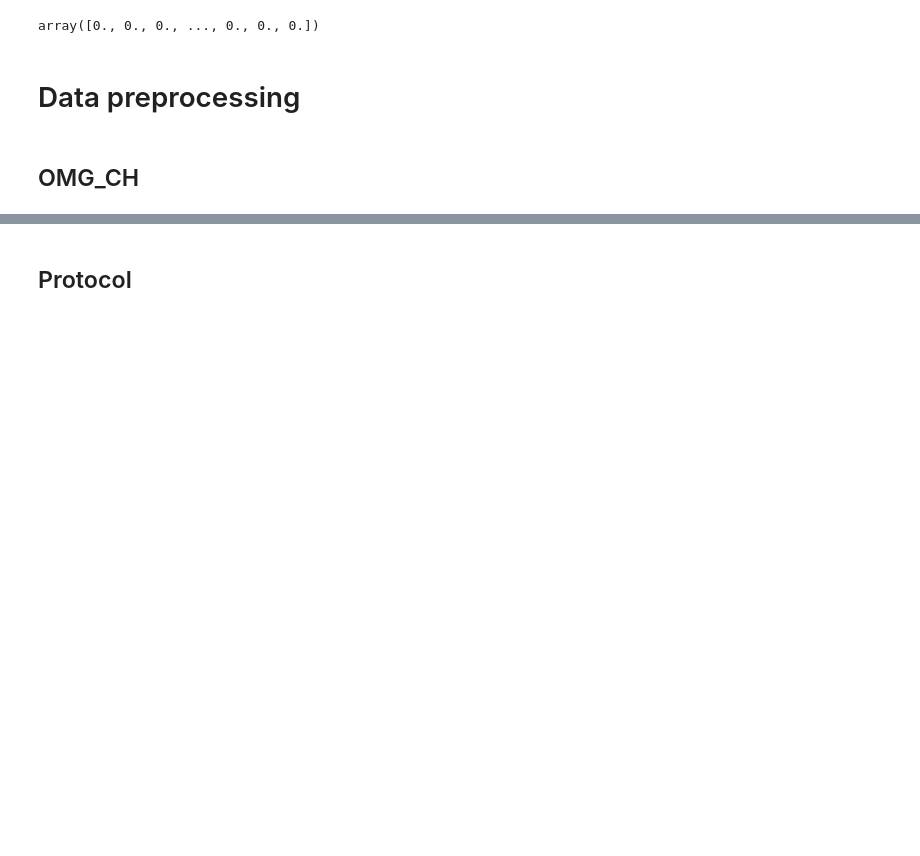
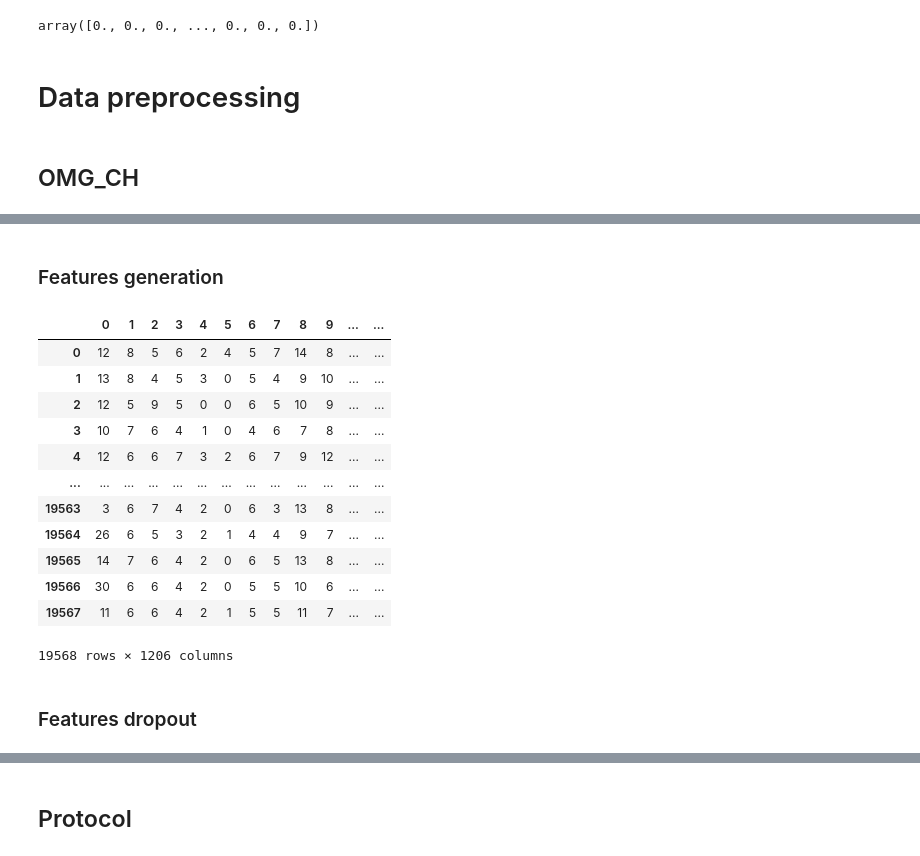
Before and after one commit to DenisBaburin/motorika_internship_team2, a Jupyter notebook: main.ipynb, the cells around one changed output, grey strips where cells are left out. Saved outputs shown, nothing was run; the diff lists cells and outputs as text; code cells hidden in the pictures; blank space fills up the shorter version.

Commit message:
add features generation

```diff
--- a/main.ipynb
+++ b/main.ipynb
@@ -323,5 +324,7 @@ y_pronation
 array([0., 0., 0., ..., 0., 0., 0.])
 # %% [markdown]
 # Data preprocessing
+# %%
+gestures = gestures[ALL_CH]
 # %% [markdown]
 ## OMG_CH
@@ -345,10 +330,0 @@ if DO_REPLACE_TO_MOVING_AVERAGE: # Замена на скользящее сре
-# %%
-# Производная показаний датчиков
-OMG_NEXT = [str(i)+'_next' for i in range(50)]
-for col in OMG_CH:
-    gestures[f'{col}_next'] = gestures[col].shift().bfill()
-
-OMG_DERIV = [str(i)+'_deriv' for i in range(50)]
-for col in OMG_CH:
-    gestures[f'{col}_deriv'] = gestures[f'{col}_next'] - gestures[col]
-gestures = gestures.copy()
@@ -373,0 +331,2 @@ plt.tight_layout()
+# %% [markdown]
+### Features generation
@@ -373,0 +335,50 @@ plt.tight_layout()
+# %%
+def generate_features(df, columns, windows=[5,15,25], lags=range(1,10)):
+    methods = {
+        'moving_average': {'func': lambda x, window: x.rolling(window).mean(),'window':True},
+        'derivative': {'func': lambda x: x.diff(),'window':False},
+        'moving_std': {'func': lambda x, window: x.rolling(window).std(),'window':True},
+        'moving_min': {'func': lambda x, window: x.rolling(window).min(),'window':True},
+        'moving_max': {'func': lambda x, window: x.rolling(window).max(),'window':True},
+        'lag_diff': {'func': lambda x: features_df[f'{column}_lag_{lags[0]}'] - features_df[f'{column}_lag_{lags[-1]}'],'window':False}
+        #'pct_change': {'func': lambda x: x.pct_change()},
+    }
+
+    features_df = pd.DataFrame(index=df.index)
+
+    for column in tqdm(columns):
+        for lag in lags: # Создаем признаки лагов
+            features_df = pd.concat([ features_df, df[column].shift(lag).rename(f'{column}_lag_{lag}')],axis=1)
+
+        for method in methods:
+            method_info = methods[method]
+            if method_info['window']:
+                for window in windows:
+                    features_df = pd.concat([ features_df, method_info['func'](df[column],window).rename(f'{column}_{method}_w{window}') ],axis=1)
+            else:
+                features_df = pd.concat([ features_df, method_info['func'](df[column]).rename(f'{column}_{method}') ],axis=1)
+
+    features_df = features_df.bfill().ffill()
+    features_df = features_df.replace([np.inf,-np.inf],0)
+
+    return features_df
+
+new_features = generate_features(gestures,OMG_CH)
+gestures = pd.concat([gestures,new_features],axis=1)
+gestures
+# %% [output]
+|  | 0 | 1 | 2 | 3 | 4 | 5 | 6 | 7 | 8 | 9 | ... | ... |
+| 0 | 12 | 8 | 5 | 6 | 2 | 4 | 5 | 7 | 14 | 8 | ... | ... |
+| 1 | 13 | 8 | 4 | 5 | 3 | 0 | 5 | 4 | 9 | 10 | ... | ... |
+| 2 | 12 | 5 | 9 | 5 | 0 | 0 | 6 | 5 | 10 | 9 | ... | ... |
+| 3 | 10 | 7 | 6 | 4 | 1 | 0 | 4 | 6 | 7 | 8 | ... | ... |
+| 4 | 12 | 6 | 6 | 7 | 3 | 2 | 6 | 7 | 9 | 12 | ... | ... |
+| ... | ... | ... | ... | ... | ... | ... | ... | ... | ... | ... | ... | ... |
+| 19563 | 3 | 6 | 7 | 4 | 2 | 0 | 6 | 3 | 13 | 8 | ... | ... |
+| 19564 | 26 | 6 | 5 | 3 | 2 | 1 | 4 | 4 | 9 | 7 | ... | ... |
+| 19565 | 14 | 7 | 6 | 4 | 2 | 0 | 6 | 5 | 13 | 8 | ... | ... |
+| 19566 | 30 | 6 | 6 | 4 | 2 | 0 | 5 | 5 | 10 | 6 | ... | ... |
+| 19567 | 11 | 6 | 6 | 4 | 2 | 1 | 5 | 5 | 11 | 7 | ... | ... |
+19568 rows × 1206 columns
+# %% [markdown]
+### Features dropout
```
Also changed, not shown: parts of 29 cells of this notebook.
